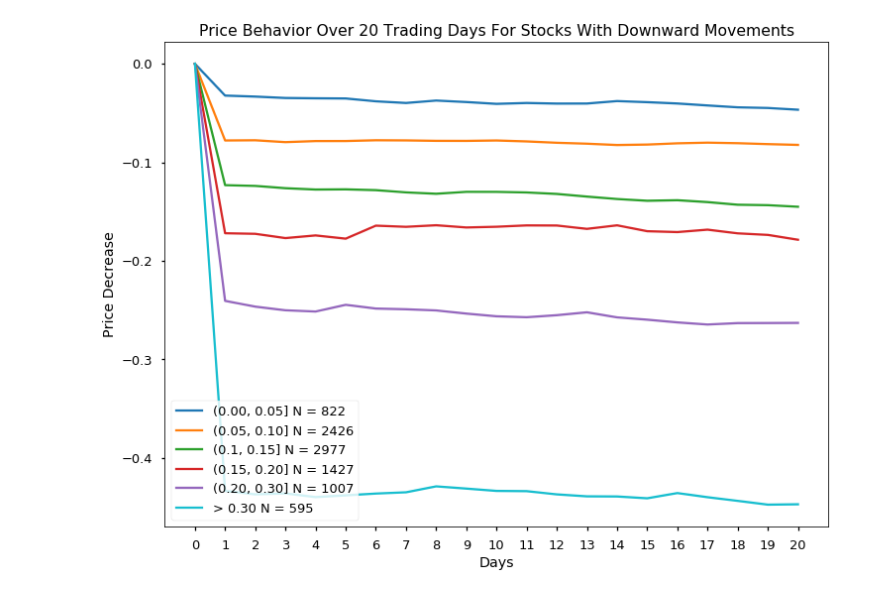
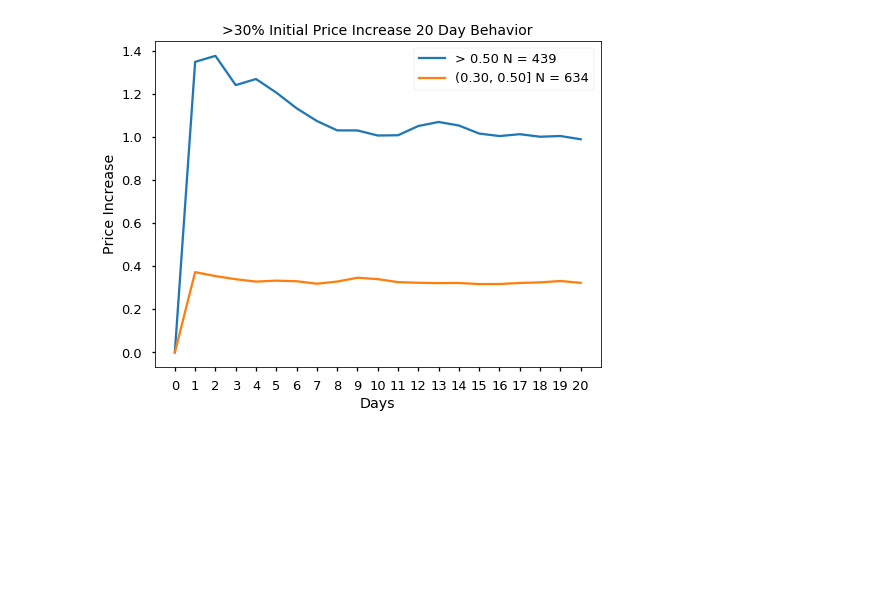
Before and after one commit to swang2016/benzinga_movers_scraper, a Jupyter notebook: scripts/benzinga_exploratory_analysis.ipynb, the cells around one changed output. Cells and saved outputs as stored; diff of their text form; code cells hidden in the pictures; blank space fills up the shorter version.

```diff
--- a/scripts/benzinga_exploratory_analysis.ipynb
+++ b/scripts/benzinga_exploratory_analysis.ipynb
@@ -183,24 +227,18 @@ for temp in [d_5, d_5_10, d_10_15, d_15_20, d_20_30, d_30]:
 # %%
-#plot different movements
 fig = plt.subplot()
 
-d_5[['pct_change_mean', 'days']].plot(kind = 'line', x = 'days', ax=fig, figsize = [12, 9], color = 'tab:blue')
-d_5_10[['pct_change_mean', 'days']].plot(kind = 'line', x = 'days', ax=fig, color = 'tab:orange')
-d_10_15[['pct_change_mean', 'days']].plot(kind = 'line', x = 'days', ax=fig, color = 'tab:green')
-d_15_20[['pct_change_mean', 'days']].plot(kind = 'line', x = 'days', ax=fig, color = 'tab:red')
-d_20_30[['pct_change_mean', 'days']].plot(kind = 'line', x = 'days', ax=fig, color = 'tab:purple')
-d_30[['pct_change_mean', 'days']].plot(kind = 'line', x = 'days', ax=fig, color = 'tab:cyan')
+u_50[['pct_change_mean', 'days']].plot(kind = 'line', x = 'days', ax=fig, figsize = [8, 6], color = 'tab:blue')
+u_30_50[['pct_change_mean', 'days']].plot(kind = 'line', x = 'days', ax=fig, color = 'tab:orange')
 
-plt.xticks(range(21))
-plt.legend(['(0.00, 0.05] N = %d'%(d_5.shape[1]-2), '(0.05, 0.10] N = %d'%(d_5_10.shape[1]-2),
-            '(0.1, 0.15] N = %d'%(d_10_15.shape[1]-2), '(0.15, 0.20] N = %d'%(d_15_20.shape[1]-2),
-            '(0.20, 0.30] N = %d'%(d_20_30.shape[1]-2), '> 0.30 N = %d'%(d_30.shape[1]-2)])
+plt.xticks(range(21));
+plt.legend(['> 0.50 N = %d'%(u_50.shape[1]-2), '(0.30, 0.50] N = %d'%(u_30_50.shape[1]-2)]);
 
-plt.ylabel('Price Decrease');
+plt.ylabel('Price Increase');
 plt.xlabel('Days');
-plt.title('Price Behavior Over 20 Trading Days For Stocks With Downward Movements');
+
+plt.title('>30% Initial Price Increase 20 Day Behavior', size = 14);
 # %% [output]
-[figure, old version]
+[figure, new version]
 # %%
 #compare stocks with golden crosses
 # %%
```
Also changed, not shown: parts of 52 cells of this notebook, 3 other files.
